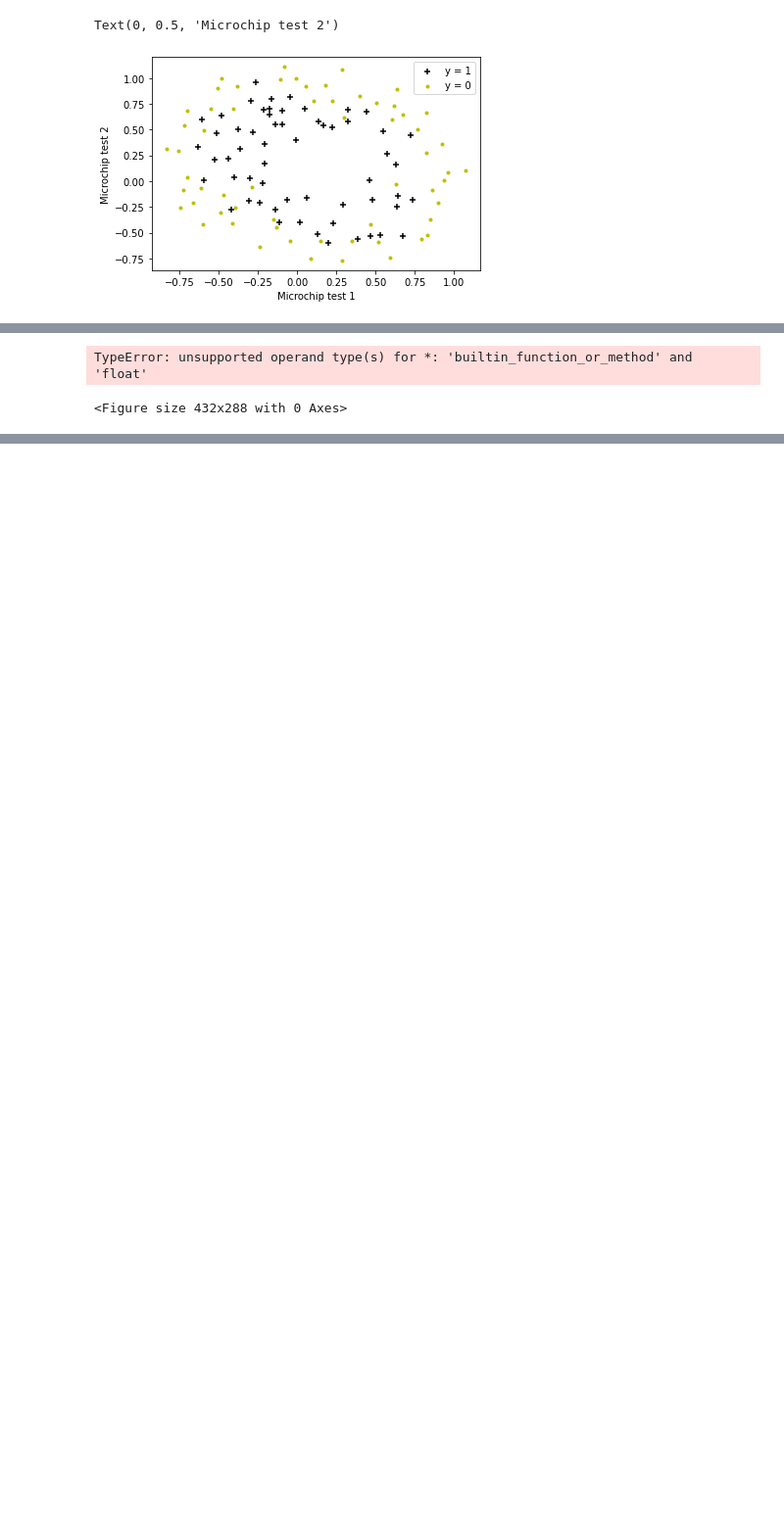
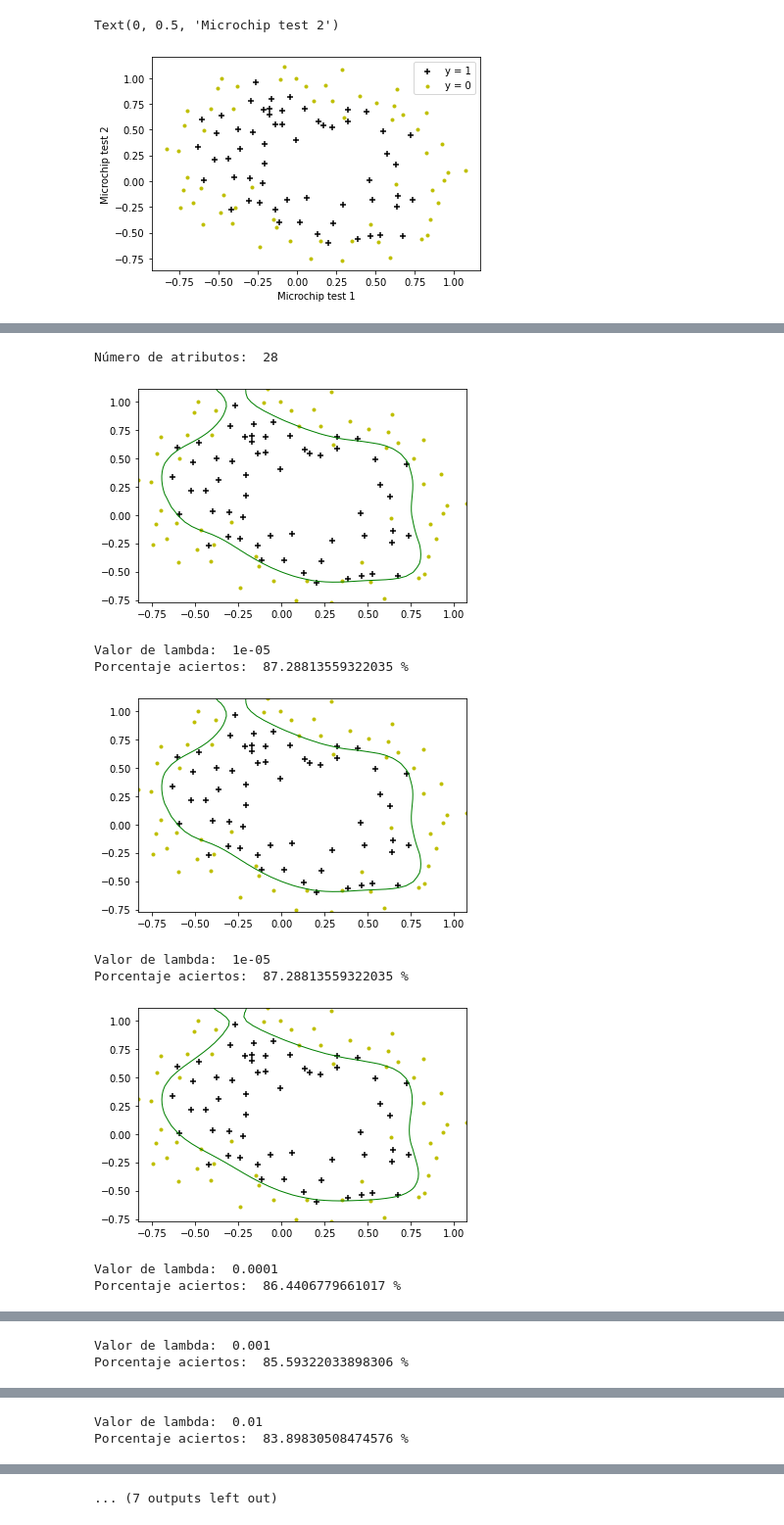
Before and after one commit to javigom/MachineLearning-BigData, a Jupyter notebook: Práctica 2 - Regresión Logística/Práctica2.ipynb, the cells around one changed output, grey strips where cells are left out. Shown at 98% size. Cells and saved outputs as stored; diff of their text form; code cells hidden in the pictures; blank space fills up the shorter version.

```diff
--- a/Práctica 2 - Regresión Logística/Práctica2.ipynb
+++ b/Práctica 2 - Regresión Logística/Práctica2.ipynb
@@ -134,22 +127,20 @@ Porcentaje aciertos:  89.0 %
 # %%
 # Calcula la función de coste regularizada
 def fun_coste_reg(thetas, X, Y, lam):
-
     H = sigmoid(np.dot(X, thetas))
     m = len(Y)
     Term1 = np.matmul(Y, np.log(H))
     Term2 = np.matmul((1 - Y), np.log(1 - H))
-    cost = (- 1 / m) * np.sum(Term1 + Term2) + (lam / 2*m) * np.sum(np.square(thetas[1:]))
+    cost = (- np.sum(Term1 + Term2) / m)  + (lam / (2*m)) * np.sum(np.square(thetas))
 
     return cost
 # %%
 # Calcula el gradiente
 def gradient_reg(thetas, X, Y, lam):
-
     H = sigmoid(np.dot(X, thetas))
     m = len(Y)
     Dif = H - Y
-    grad = (1 / m) * np.matmul(Dif, X) + (lam / 2*m) * thetas
+    grad = (np.matmul(Dif, X) / m)  + (lam / m) * thetas
 
     return grad
 # %%
@@ -177,28 +176,16 @@ datos = carga_csv('ex2data2.csv')
 X = datos[:,:-1]
 Y = datos[:, -1]
 
-# Añadimos una columna de 1's
-X = np.hstack([np.ones([np.shape(X)[0], 1]), X])
-
-# Filas y columnas
-m = np.shape(X)[0]
-n = np.shape(X)[1]
-
 # Dibuja los ejemplos positivos
 pos = np.where (Y == 1)
-plt.scatter(X[pos, 1], X[pos, 2], marker='+', c='k' )
+plt.scatter(X[pos, 0], X[pos, 1], marker='+', c='k' )
 
 # Dibuja los ejemplos negativos
 neg = np.where (Y == 0)
-plt.scatter(X[neg, 1], X[neg, 2], marker='.', c = 'y')
+plt.scatter(X[neg, 0], X[neg, 1], marker='.', c = 'y')
 plt.legend(["y = 1", "y = 0"])
 plt.xlabel("Microchip test 1")
 plt.ylabel("Microchip test 2")
 # %% [output]
 Text(0, 0.5, 'Microchip test 2')
 [figure]
-# %%
-X = datos[:,:-1]
-poly = PolynomialFeatures(6)
-X_ext = poly.fit_transform(X)
-len(X_ext[0, :])
@@ -207,20 +194,33 @@ len(X_ext[0, :])
 # %%
-lamlist = [0.001, 0.01, 0.1, 1, 10, 100, 1000]
+# Probamos distintos valores de lambda
+lamlist = [0.00001, 0.00001, 0.0001, 0.001, 0.01, 0.1, 1, 10, 100]
 
-X = datos[:,:-1]
+# Ampliamos los atributos a 28
 poly = PolynomialFeatures(6)
 X_ext = poly.fit_transform(X)
-X_ext = np.hstack([np.ones([np.shape(X)[0], 1]), X])
+print("Número de atributos: ", len(X_ext[0, :]))
 
+# Filas y columnas
+m = np.shape(X)[0]
+n = np.shape(X_ext)[1]
+
+# Bucle dibujando las lambdas
 for lam in lamlist:
-
     thetas = np.zeros(n)
     result = opt.fmin_tnc(func=fun_coste_reg, x0=thetas, fprime=gradient_reg, args=(X_ext, Y, lam))
     theta_opt = result[0]
-    #coste = fun_coste(theta_opt, X, Y)
 
-    plot_decisionboundary(X, Y, thetas, poly)
-    #print("Coste óptimo: ", coste)
+    plot_decisionboundary(X_ext, Y, theta_opt, poly)
+    print("Valor de lambda: ", lam)
+    print("Porcentaje aciertos: ", accuracy(Y, predict(X_ext,Y,theta_opt), m)*100, "%")
 # %% [output]
-TypeError: unsupported operand type(s) for *: 'builtin_function_or_method' and 'float'
+Número de atributos:  28
+[figure, added]
-<Figure size 432x288 with 0 Axes>
+Valor de lambda:  1e-05
+Porcentaje aciertos:  87.28813559322035 %
+[figure, added]
+Valor de lambda:  1e-05
+Porcentaje aciertos:  87.28813559322035 %
+[figure, added]
+Valor de lambda:  0.0001
+Porcentaje aciertos:  86.4406779661017 %
@@ -226,0 +228,2 @@ TypeError: unsupported operand type(s) for *: 'builtin_function_or_method' and '
+Valor de lambda:  0.001
+Porcentaje aciertos:  85.59322033898306 %
@@ -226,0 +231,2 @@ TypeError: unsupported operand type(s) for *: 'builtin_function_or_method' and '
+Valor de lambda:  0.01
+Porcentaje aciertos:  83.89830508474576 %
@@ -226,0 +234 @@ TypeError: unsupported operand type(s) for *: 'builtin_function_or_method' and '
+... (7 outputs left out)
```
Also changed, not shown: parts of 15 cells of this notebook.
